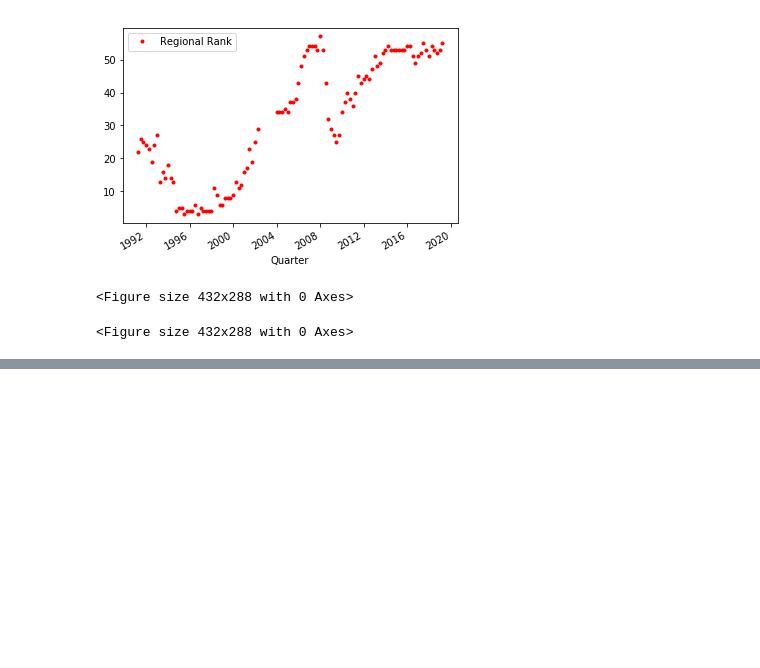
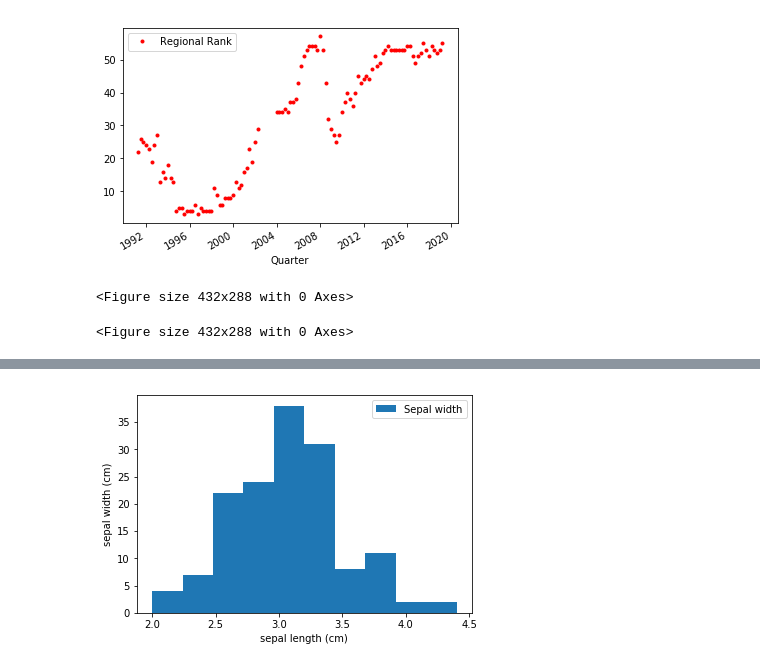
Before and after one commit to SANYAM1996/scatter-plotter, a Jupyter notebook: pandas_foundation.ipynb, the cells around one changed output, grey strips where cells are left out. Cells and saved outputs as stored; diff of their text form; code cells hidden in the pictures; blank space fills up the shorter version.

```diff
--- a/pandas_foundation.ipynb
+++ b/pandas_foundation.ipynb
@@ -219,0 +274,7 @@ plt.show()
+# %%
+iris.plot(x='Sepal length', y='Sepal width',kind = 'hist')
+plt.xlabel('sepal length (cm)')
+plt.ylabel('sepal width (cm)')
+plt.show()
+# %% [output]
+[figure, added]
```
Also changed, not shown: parts of 25 cells of this notebook.
